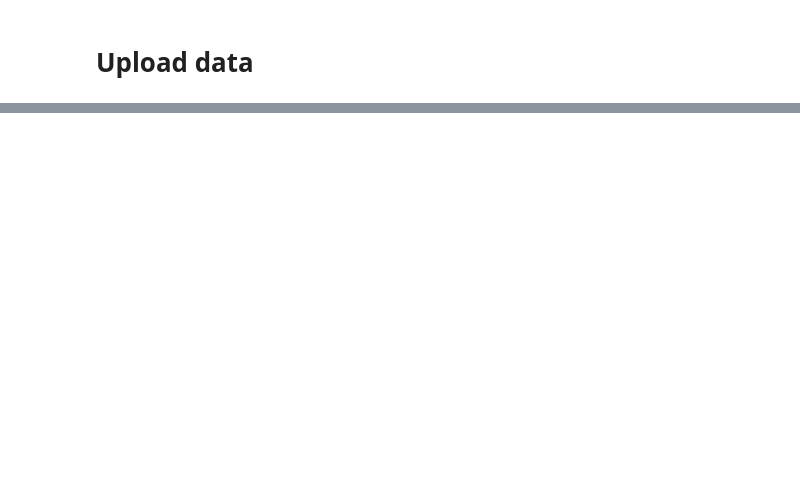
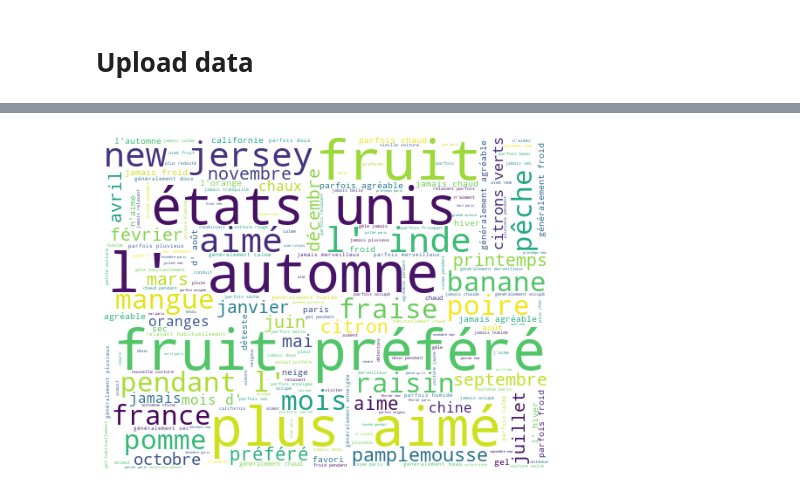
Before and after one commit to WIEM-MOOT-HAD/Traduction-RNN, a Jupyter notebook: Traduction with RNN.ipynb, the cells around one changed output, grey strips where cells are left out. Saved outputs shown, nothing was run; the diff lists cells and outputs as text; code cells hidden in the pictures; blank space fills up the shorter version.

```diff
--- a/Traduction with RNN.ipynb
+++ b/Traduction with RNN.ipynb
@@ -48,0 +30,4 @@ print(data)
+# %%
+# define stop words
+stop_words_en = get_stop_words('en')
+stop_words_fr = get_stop_words('fr')
@@ -63,0 +49,13 @@ TypeError: sequence item 0: expected str instance, int found
+# %%
+# Wordcloud of french data set
+plt.subplots(figsize=(8,8))
+wordcloud = WordCloud(
+                          background_color='white',
+                          width=512,
+                          height=384, stopwords= stop_words_fr
+                         ).generate(" ".join(corpus_fr))
+plt.imshow(wordcloud)
+plt.axis('off')
+plt.show()
+# %% [output]
+[figure, added]
```
Also changed, not shown: parts of 16 cells of this notebook.
